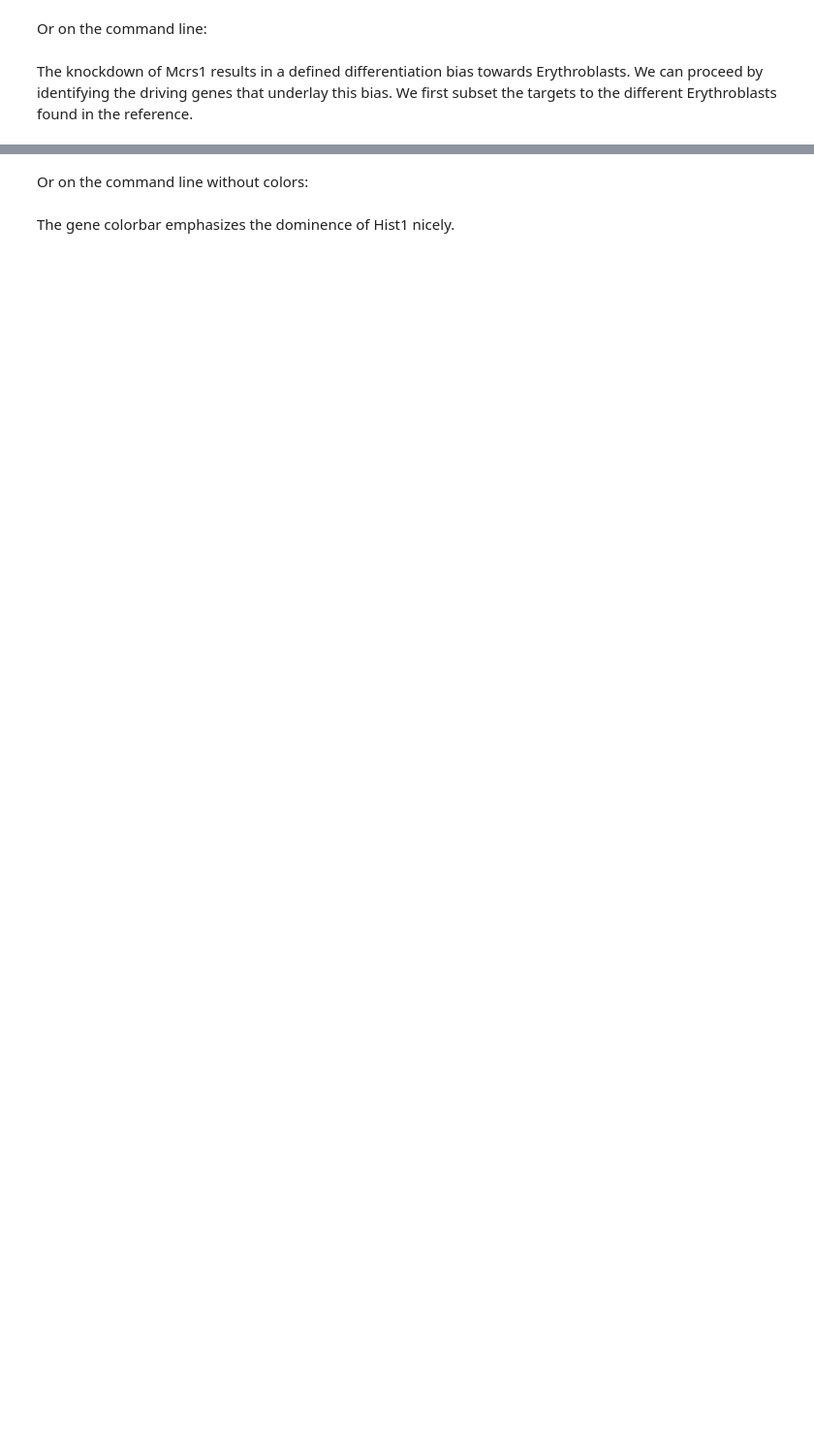
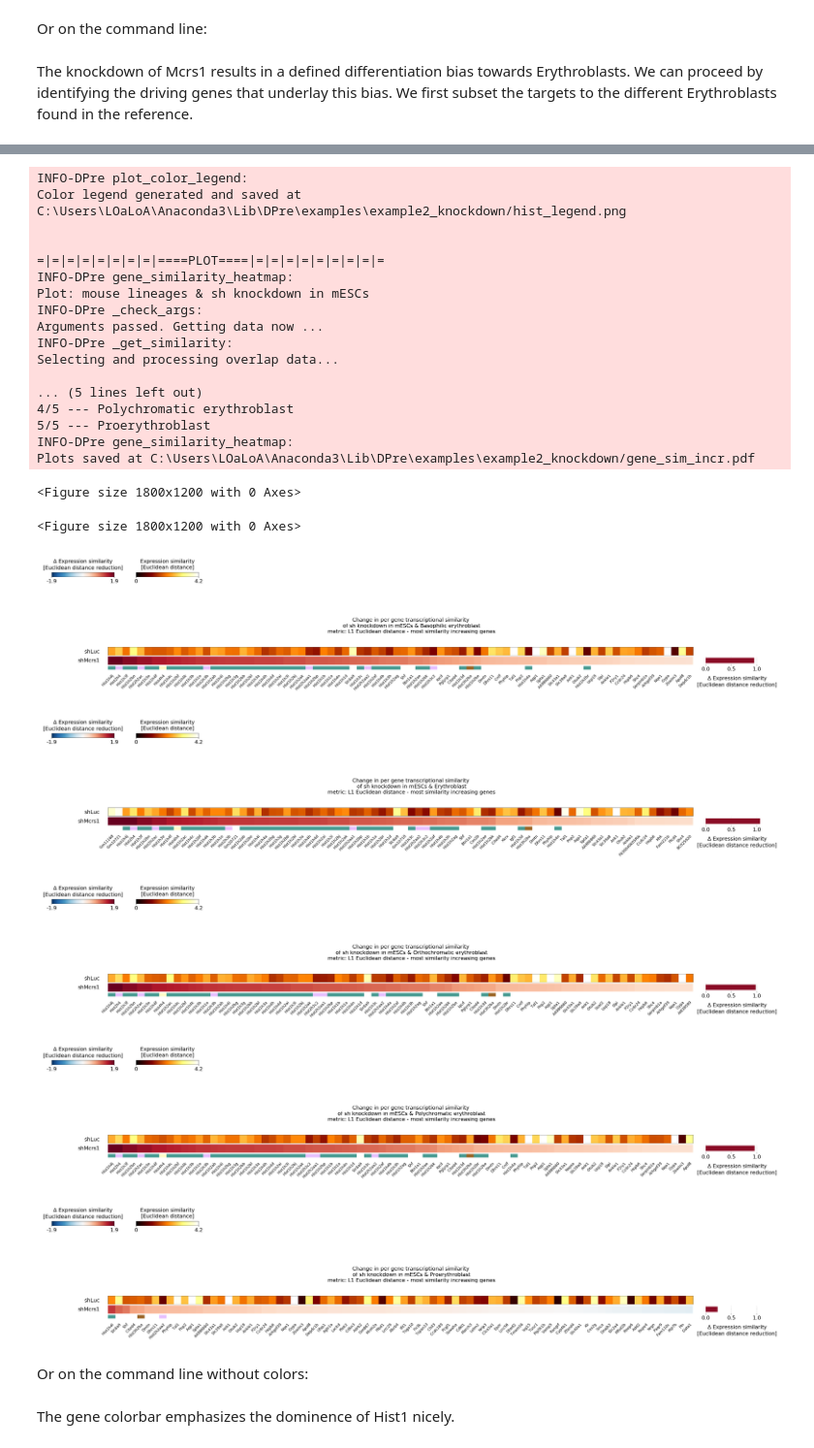
Before and after one commit to LoaloaF/DPre, a Jupyter notebook: examples/example2_knockdown/example2_knockdown.ipynb, the cells around one changed output, grey strips where cells are left out. Shown at 97% size. Drawn from its saved outputs; the diff is of its cells as text; code cells hidden in the pictures; blank space fills up the shorter version.

Commit message:
example2 updated

```diff
--- a/examples/example2_knockdown/example2_knockdown.ipynb
+++ b/examples/example2_knockdown/example2_knockdown.ipynb
@@ -115,38 +226,62 @@ hist2 = []
 hist3 = []
 hist4 = []
 for gene in genelist:
     if gene.startswith('Hist1'):
         hist1.append(gene)
     elif gene.startswith('Hist2'):
         hist2.append(gene)
     elif gene.startswith('Hist3'):
         hist3.append(gene)
     elif gene.startswith('Hist4'):
         hist4.append(gene)
 
-# create a dictionary that maps the genenames to a respective color
+# create a dictionary that maps the gene names to a respective color
 hist1_cols = dict.fromkeys(hist1, DPre.config.colors[10])
 hist2_cols = dict.fromkeys(hist2, DPre.config.colors[11])
 hist3_cols = dict.fromkeys(hist3, DPre.config.colors[12])
 hist4_cols = dict.fromkeys(hist4, DPre.config.colors[13])
 genes_cb = {**hist1_cols, **hist2_cols, **hist3_cols, **hist4_cols}
 # plot the color legend
 DPre.plot_color_legend(('Hist1', 'Hist2', 'Hist3', 'Hist4'), DPre.config.colors[10:14],
                        filename='hist_legend.png')
 
 # plot the most increasing genes and save
 data = t_eryth.gene_similarity_heatmap(mcrs4,
-                                       which = 'euclid',
+                                       metric = 'euclid',
                                        display_genes = 'increasing',
                                        gene_number = 80,
-                                       pivot = True,
                                        heatmap_width = .9,
                                        genelabels_size = .7,
                                        genelabels_space = .5,
                                        show_genes_colorbar = genes_cb,
-                                       filename = None,
-                                       plt_show = False,
+                                       filename = 'gene_sim_incr.pdf',
+                                       HM_WSPACE = .1,           # size constant defining the size between plots (left/right)
                                       )
+# %% [output]
+INFO-DPre plot_color_legend:
+Color legend generated and saved at C:\Users\LOaLoA\Anaconda3\Lib\DPre\examples\example2_knockdown/hist_legend.png
+
+
+=|=|=|=|=|=|=|=|====PLOT====|=|=|=|=|=|=|=|=|=
+INFO-DPre gene_similarity_heatmap:
+Plot: mouse lineages & sh knockdown in mESCs
+INFO-DPre _check_args:
+Arguments passed. Getting data now ...
+INFO-DPre _get_similarity:
+Selecting and processing overlap data...
+
+... (5 lines left out)
+4/5 --- Polychromatic erythroblast
+5/5 --- Proerythroblast
+INFO-DPre gene_similarity_heatmap:
+Plots saved at C:\Users\LOaLoA\Anaconda3\Lib\DPre\examples\example2_knockdown/gene_sim_incr.pdf
+<Figure size 1800x1200 with 0 Axes>
+<Figure size 1800x1200 with 0 Axes>
+[figure, added]
+[figure, added]
+[figure, added]
+[figure, added]
+[figure, added]
 # %% [markdown]
 Or on the command line without colors:
 # %%
```
Also changed, not shown: parts of 11 cells of this notebook, 2 other files.
